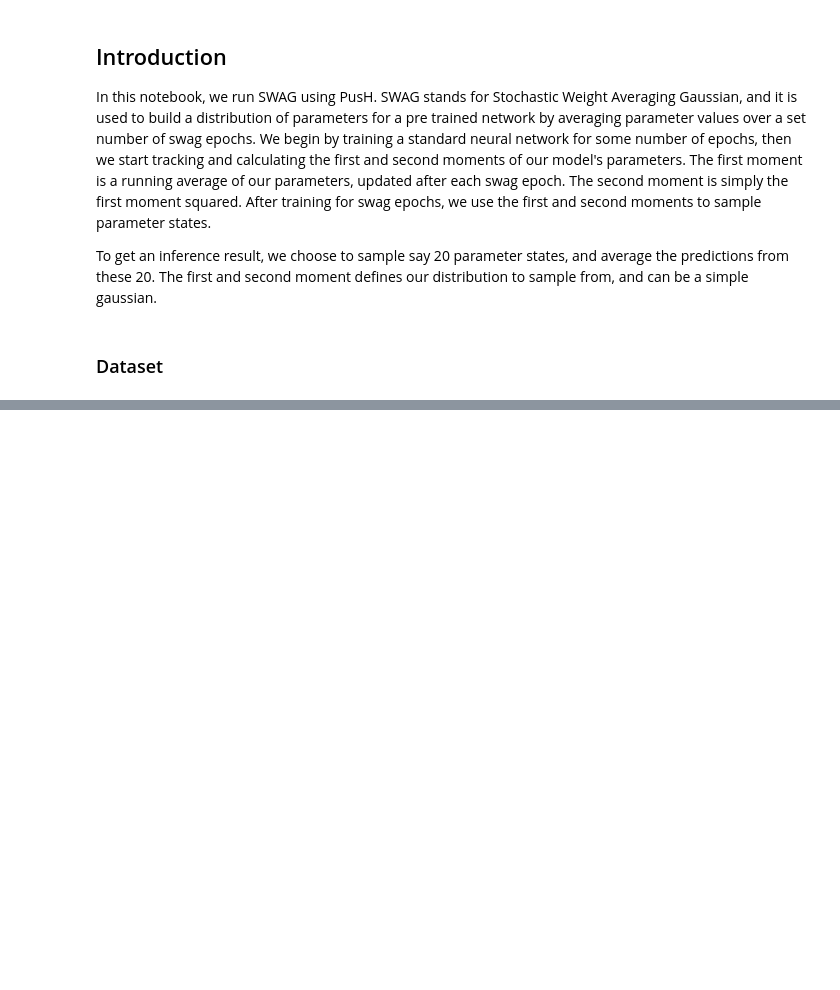
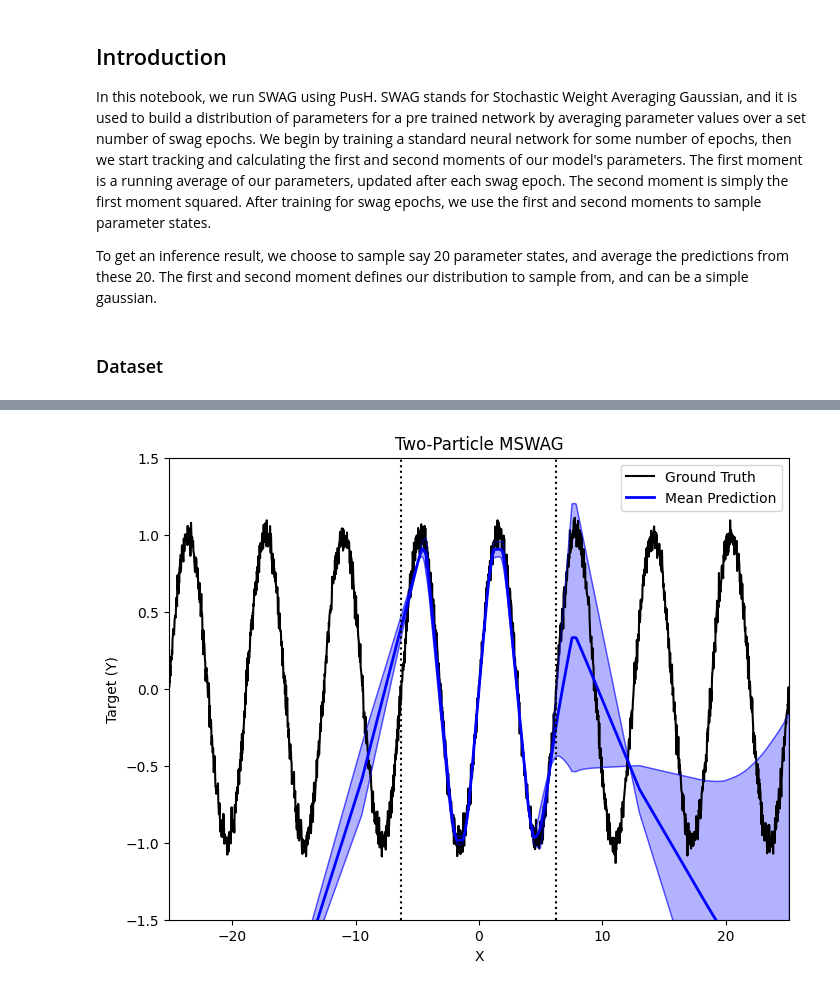
Before and after one commit to lbai-lab/push, a Jupyter notebook: docs/source/tutorials/01_Bayesian_Deep_Learning/SWAG_sine.ipynb, the cells around one changed output, grey strips where cells are left out. Drawn from its saved outputs; the diff is of its cells as text; code cells hidden in the pictures; blank space fills up the shorter version.

```diff
--- a/docs/source/tutorials/01_Bayesian_Deep_Learning/SWAG_sine.ipynb
+++ b/docs/source/tutorials/01_Bayesian_Deep_Learning/SWAG_sine.ipynb
@@ -44,19 +44,18 @@ from torch.utils.data import DataLoader
 
 
 # 1. Create dataloader
-batch_size = 256
+batch_size = 512
 dataloader = DataLoader(dataset, batch_size=batch_size, shuffle=True)
 
 # 2. Model hyperparameters
-n = 2
+n = 4
 input_dim = 1
 output_dim = 1
 hidden_dim = 64
 
 # 3. Training parameters
-swag_epochs = 1
-pretrain_epochs = 1
-lr = 1e-3
+swag_epochs = 250
+pretrain_epochs = 750
 loss_fn = torch.nn.MSELoss()
 
 two_particle_mswag = push.bayes.swag.train_mswag(
@@ -67,5 +66,5 @@ two_particle_mswag = push.bayes.swag.train_mswag(
     BiggerNN, n, input_dim, output_dim, hidden_dim,
     num_devices = 2,
     num_models = 2,
-    lr = lr
+    mswag_state = {}
 )
@@ -95,4 +109,4 @@ two_model_outputs = two_particle_mswag.posterior_pred(test_dataloader, loss_fn,
 # %%
-# min_two_model_outputs = two_particle_mswag.posterior_pred(test_dataloader, loss_fn, num_samples=2, mode="min", f_reg=True)
-# max_two_model_outputs = two_particle_mswag.posterior_pred(test_dataloader, loss_fn, num_samples=2, mode="max", f_reg=True)
-# mean_two_model_outputs = two_particle_mswag.posterior_pred(test_dataloader, loss_fn, num_samples=2, mode="mean", f_reg=True)
+two_particle_outputs = two_particle_mswag.posterior_pred(test_dataloader, loss_fn, num_samples=20, mode=["mean","median","min","max","std"], f_reg=True)
+four_particle_outputs = four_particle_mswag.posterior_pred(test_dataloader, loss_fn, num_samples=20, mode=["mean","median","min","max","std"], f_reg=True)
+eight_particle_outputs = eight_particle_mswag.posterior_pred(test_dataloader, loss_fn, num_samples=20, mode=["mean","median","min","max","std"], f_reg=True)
@@ -102,0 +113,21 @@ two_model_outputs = two_particle_mswag.posterior_pred(test_dataloader, loss_fn,
+# %%
+plt.figure(figsize=(8, 6))
+pred_upper = two_particle_outputs["mean"] + two_particle_outputs["std"]
+pred_lower = two_particle_outputs["mean"] - two_particle_outputs["std"]
+plt.plot(oos_xs, oos_ys, c="black", label="Ground Truth")
+plt.plot(oos_xs, two_particle_outputs["mean"], color="blue", lw=2, label="Mean Prediction")
+plt.plot(oos_xs, pred_upper, "-b", alpha=0.5, lw=1)
+plt.plot(oos_xs, pred_lower, "-b", alpha=0.5, lw=1)
+plt.fill_between(oos_x_flat, pred_lower.flatten(), pred_upper.flatten(), color='blue', alpha=0.3)
+plt.axvline(x=train_begin_radians, color="black", linestyle="dotted")
+plt.axvline(x=train_end_radians, color="black", linestyle="dotted")
+plt.xlim(test_begin_radians, test_end_radians)
+
+plt.ylim(-1.5, 1.5)
+plt.title('Two-Particle MSWAG')
+plt.xlabel('X')
+plt.ylabel('Target (Y)')
+plt.legend()
+plt.show()
+# %% [output]
+[figure, added]
```
Also changed, not shown: parts of 8 cells of this notebook, 4 other files.
